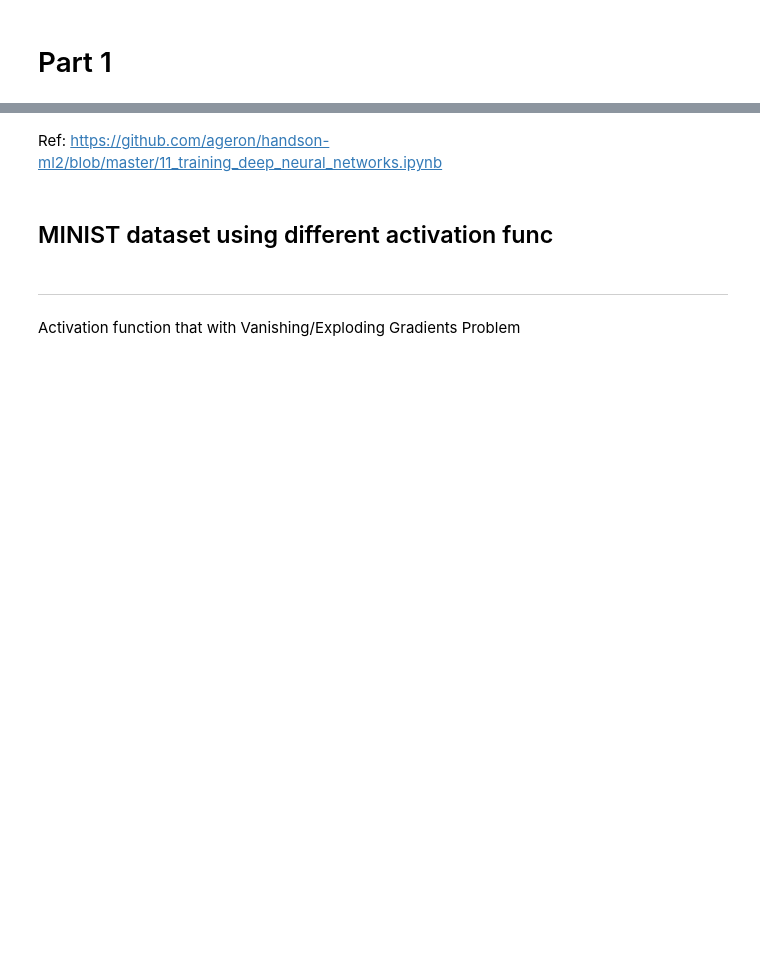
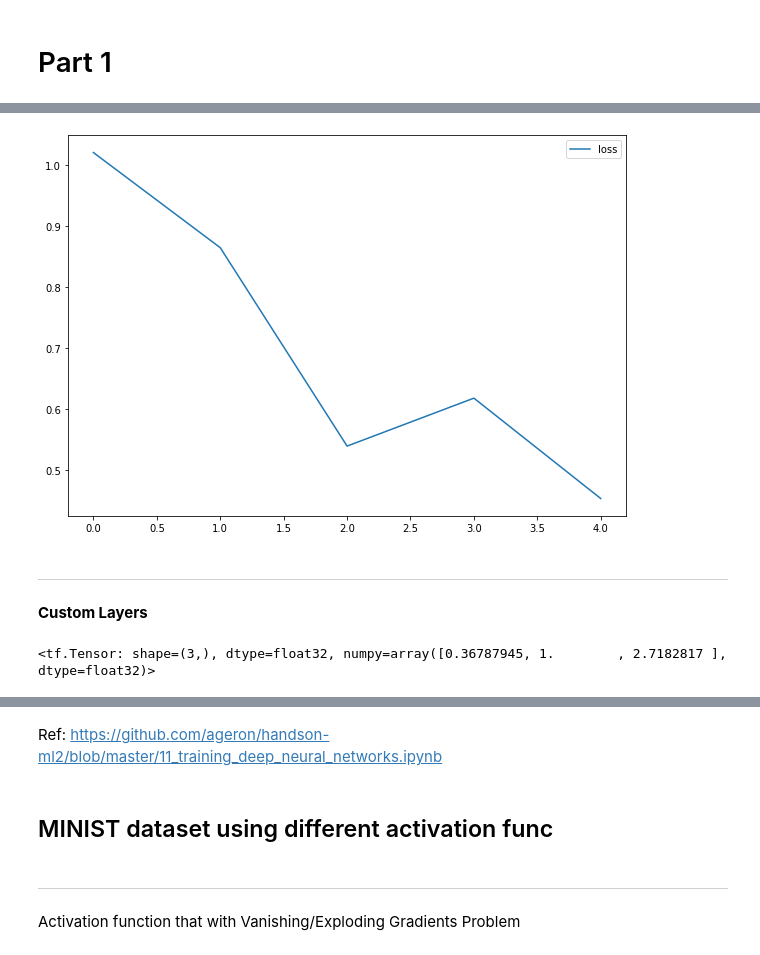
Before and after one commit to cmpe130weifeng/cmpe_hw5, a Jupyter notebook: hw5.ipynb, the cells around one changed output, grey strips where cells are left out. Cells and saved outputs as stored; diff of their text form; code cells hidden in the pictures; blank space fills up the shorter version.

```diff
--- a/hw5.ipynb
+++ b/hw5.ipynb
@@ -2,0 +243,29 @@
+# %%
+class ResidualBlock(keras.layers.Layer):
+    def __init__(self, n_layers, n_neurons, **kwargs):
+        super().__init__(**kwargs)
+        self.hidden = [keras.layers.Dense(n_neurons, activation="elu",
+                                          kernel_initializer="he_normal")
+                       for _ in range(n_layers)]
+
+    def call(self, inputs):
+        Z = inputs
+        for layer in self.hidden:
+            Z = layer(Z)
+        return inputs + Z
+# %%
+class ResidualRegressor(keras.models.Model):
+    def __init__(self, output_dim, **kwargs):
+        super().__init__(**kwargs)
+        self.hidden1 = keras.layers.Dense(30, activation="elu",
+                                          kernel_initializer="he_normal")
+        self.block1 = ResidualBlock(2, 30)
+        self.block2 = ResidualBlock(2, 30)
+        self.out = keras.layers.Dense(output_dim)
+
+    def call(self, inputs):
+        Z = self.hidden1(inputs)
+        for _ in range(1 + 3):
+            Z = self.block1(Z)
+        Z = self.block2(Z)
+        return self.out(Z)
@@ -2,0 +276,6 @@
+# %%
+model = ResidualRegressor(1)
+model.compile(loss="mse", optimizer="nadam")
+history = model.fit(X_train_scaled, y_train, epochs=5)
+score = model.evaluate(X_test_scaled, y_test)
+y_pred = model.predict(X_new_scaled)
@@ -2,0 +298,2 @@
+# %%
+history = model.fit(X_train_scaled, y_train, epochs=5)
@@ -2,0 +311,10 @@
+# %%
+# Plot the training curves
+import pandas as pd
+pd.DataFrame(history.history).plot(figsize=(10, 7));
+# %% [output]
+[figure, added]
+# %% [markdown]
+-----
+# %% [markdown]
+**Custom Layers**
@@ -2,0 +323,4 @@
+# %%
+exponential_layer([-1., 0., 1.])
+# %% [output]
+<tf.Tensor: shape=(3,), dtype=float32, numpy=array([0.36787945, 1.        , 2.7182817 ], dtype=float32)>
```
Also changed, not shown: parts of 49 cells of this notebook.
